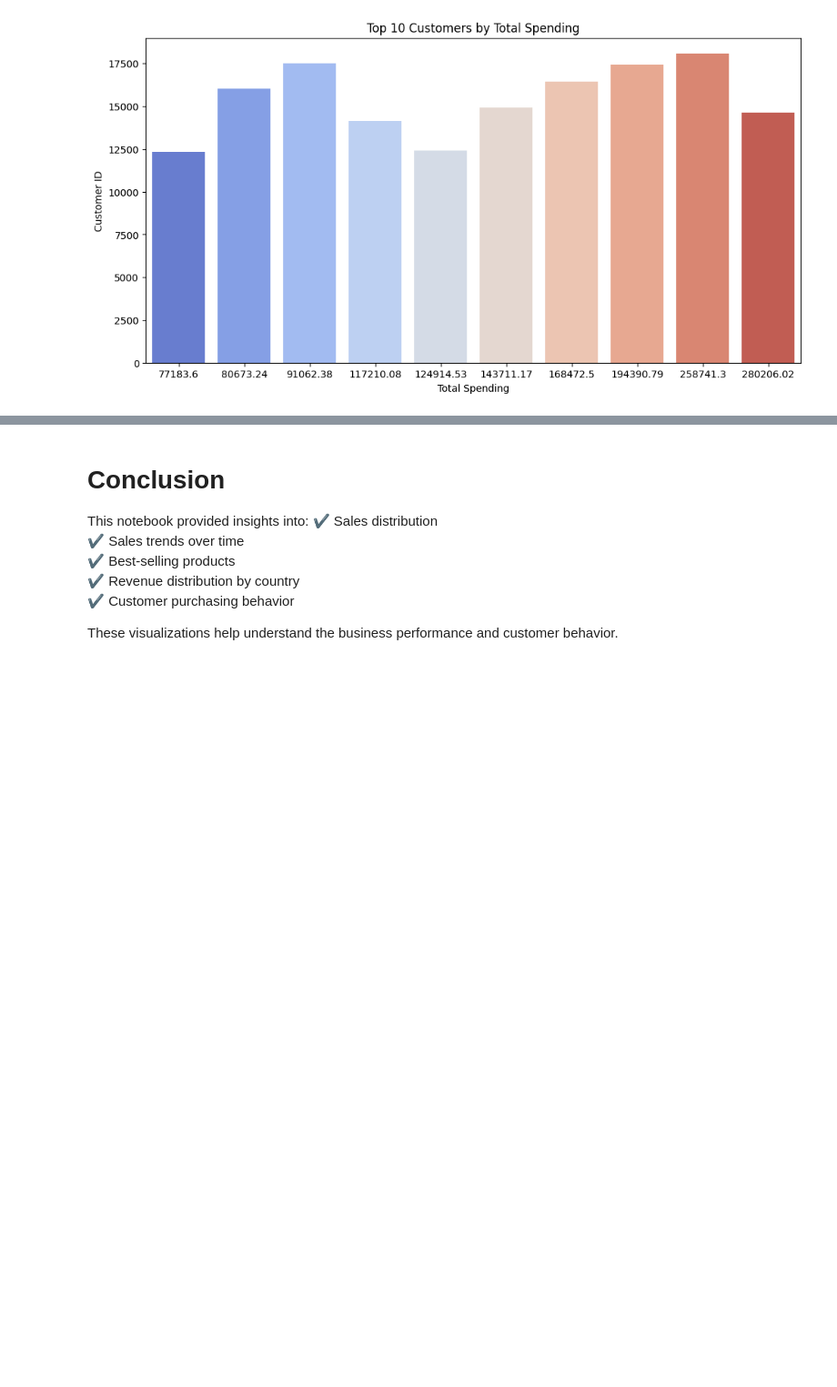
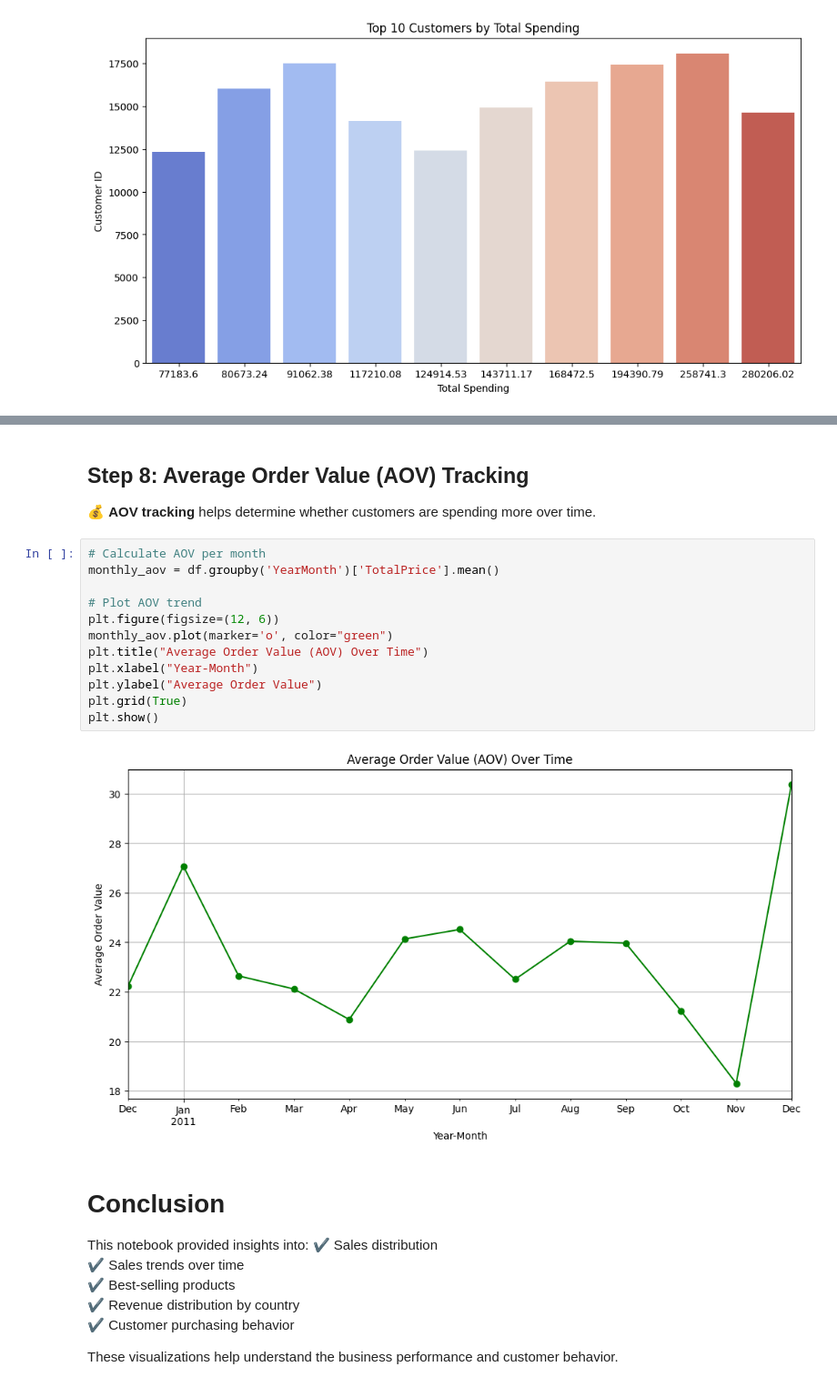
Before and after one commit to zainhaidar16/EcommerceSalesETL, a Jupyter notebook: DataVisualization.ipynb, the cells around one changed output, grey strips where cells are left out. Shown at 91% size. Drawn from its saved outputs; the diff is of its cells as text; blank space fills up the shorter version.

```diff
--- a/DataVisualization.ipynb
+++ b/DataVisualization.ipynb
@@ -121,3 +141,20 @@ Passing `palette` without assigning `hue` is deprecated and will be removed in v
+# %% [markdown]
+## **Step 8: Average Order Value (AOV) Tracking**
+💰 **AOV tracking** helps determine whether customers are spending more over time.
+# %%
+# Calculate AOV per month
+monthly_aov = df.groupby('YearMonth')['TotalPrice'].mean()
+
+# Plot AOV trend
+plt.figure(figsize=(12, 6))
+monthly_aov.plot(marker='o', color="green")
+plt.title("Average Order Value (AOV) Over Time")
+plt.xlabel("Year-Month")
+plt.ylabel("Average Order Value")
+plt.grid(True)
+plt.show()
+# %% [output]
+[figure, added]
 # %% [markdown]
 # **Conclusion**
 This notebook provided insights into:
```
Also changed, not shown: parts of 2 cells of this notebook.
